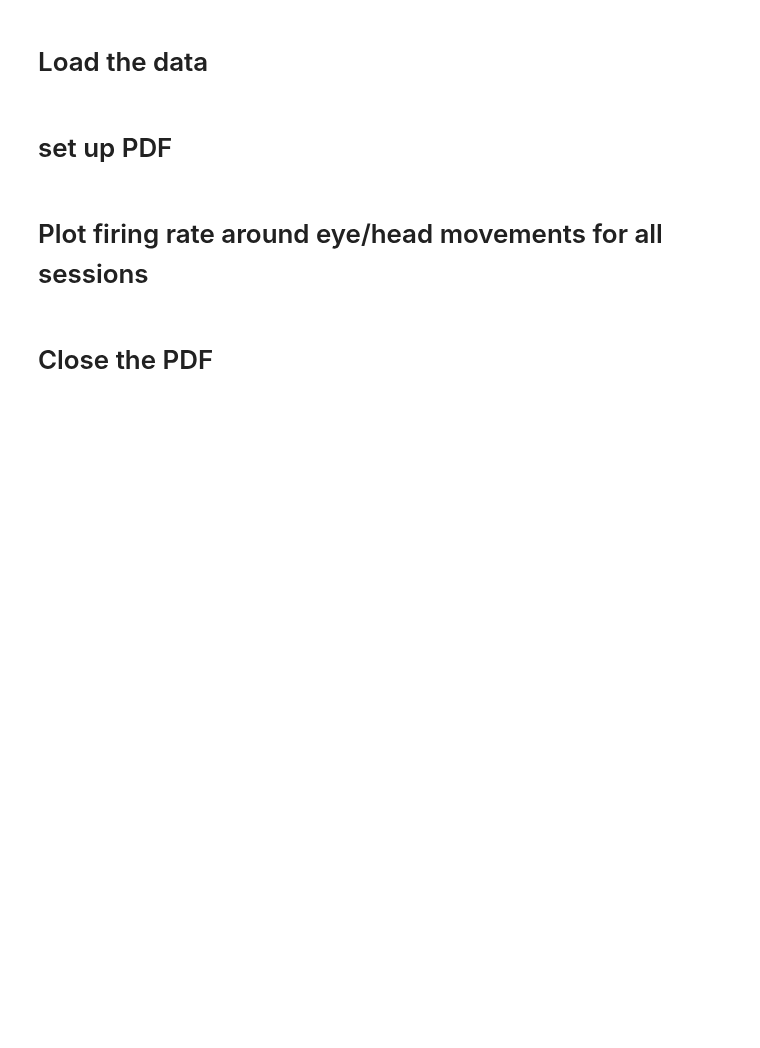
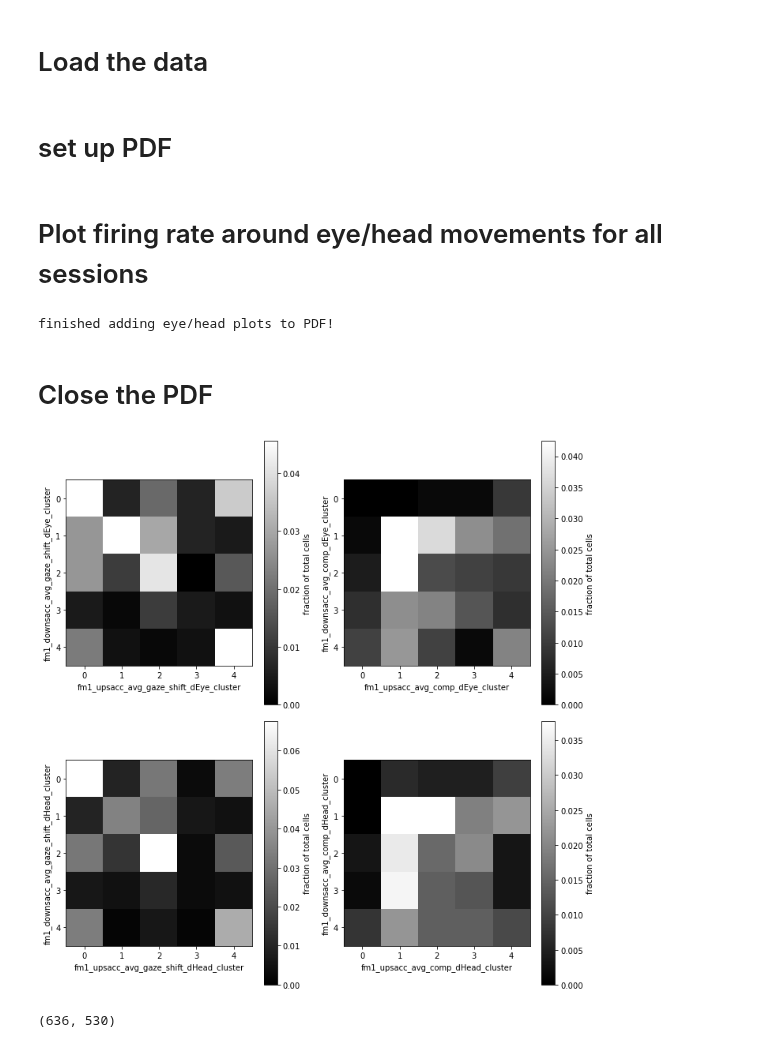
Before and after one commit to nielllab/FreelyMovingEphys, a Jupyter notebook: project_analysis/ephys/phil_group_ephys_analysis.ipynb, the cells around one changed output. Drawn from its saved outputs; the diff is of its cells as text; code cells hidden in the pictures; blank space fills up the shorter version.

```diff
--- a/project_analysis/ephys/phil_group_ephys_analysis.ipynb
+++ b/project_analysis/ephys/phil_group_ephys_analysis.ipynb
@@ -139,9 +252,48 @@ trange = np.arange(-1,1.1-0.025,0.025) #time points for traces
 baselines=[True,False] #do you want to baseline or do not or do both
 baseline_pts = np.arange(20,36) #indices for baselining
 save_pdf=True #do you want to save pdf
-
-plot_group_eye_head_traces(df,sacs,mov_type,eye_head,baselines,baseline_pts,trace_range,trange,save_pdf,pp)
+sup = 'grouped by own cluster'
+plot_group_eye_head_traces(df,sacs,mov_type,eye_head,baselines,baseline_pts,trace_range,trange,save_pdf,pp,sup)
+# %% [output]
+finished adding eye/head plots to PDF!
 # %% [markdown]
 # Close the PDF
 # %%
 pp.close()
+# %%
+rec = 'fm1'
+fig, axs = plt.subplots(2,2,figsize=(10,10))
+axs=axs.ravel()
+cnt=0
+for eh in eye_head:
+    for m,m_t in enumerate(mov_type):
+
+        up_clust = 'fm1_upsacc_avg_%s_%s_cluster' % (m_t,eh)
+        down_clust = 'fm1_downsacc_avg_%s_%s_cluster' % (m_t,eh)
+
+        delta_array = np.zeros([5,5])
+        for index,row in df.iterrows():
+            up_ind = int(row[up_clust])
+            down_ind = int(row[down_clust])
+            delta_array[up_ind,down_ind] = delta_array[up_ind,down_ind] + 1
+        delta_array /= len(df)
+
+        da = delta_array.copy()
+        idx = np.unravel_index(np.argmax(da), da.shape)
+        da[idx[0],idx[1]]=0
+
+        ax = axs[cnt]
+        pos = ax.imshow(delta_array,cmap='gray',vmin=0,vmax=np.amax(da))
+        ax.set_xlabel(up_clust)
+        ax.set_ylabel(down_clust)
+        cbar = plt.colorbar(pos,ax=ax)
+        cbar.set_label('fraction of total cells')
+
+        cnt+=1
+fig.tight_layout()
+# %% [output]
+[figure, added]
+# %%
+df.shape
+# %% [output]
+(636, 530)
```
Also changed, not shown: parts of 16 cells of this notebook.
